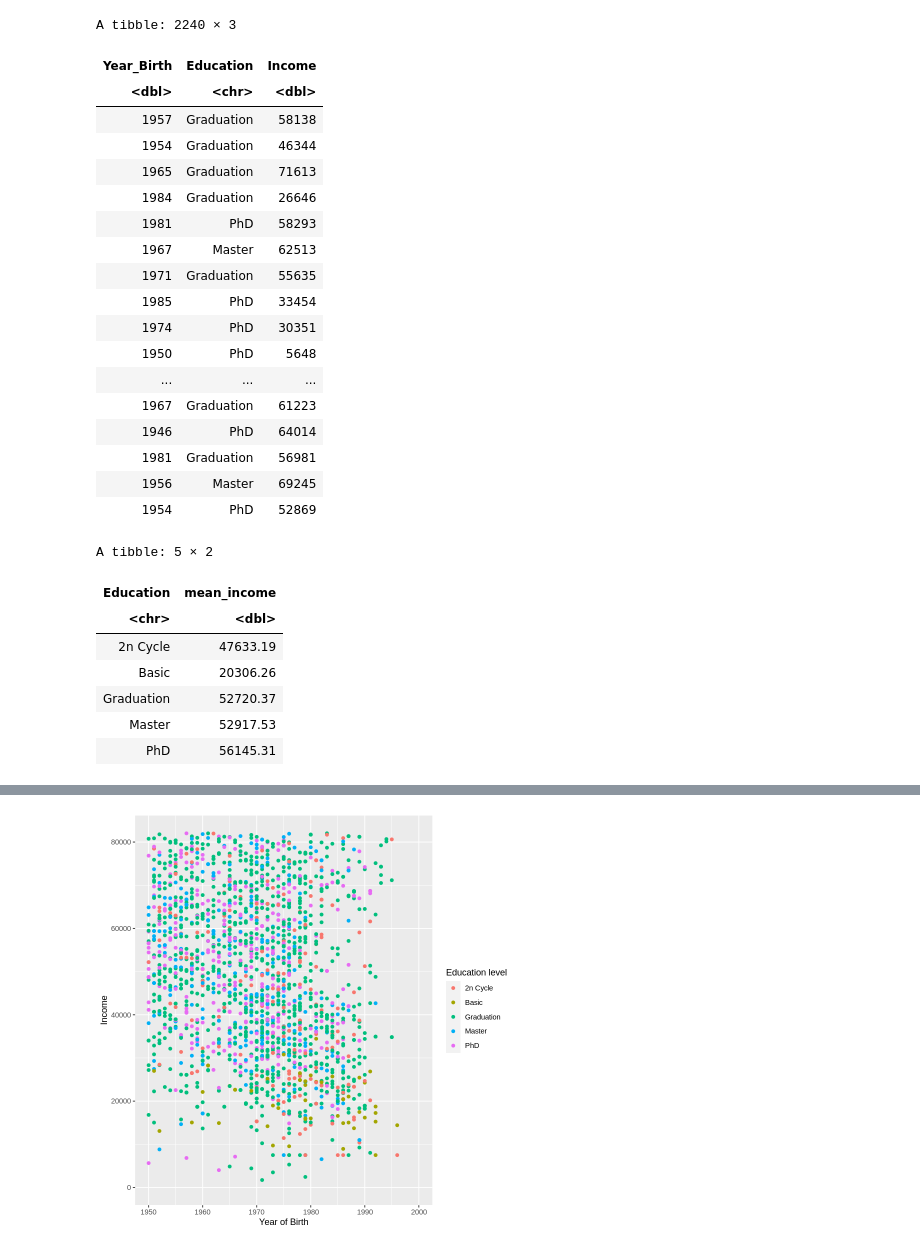
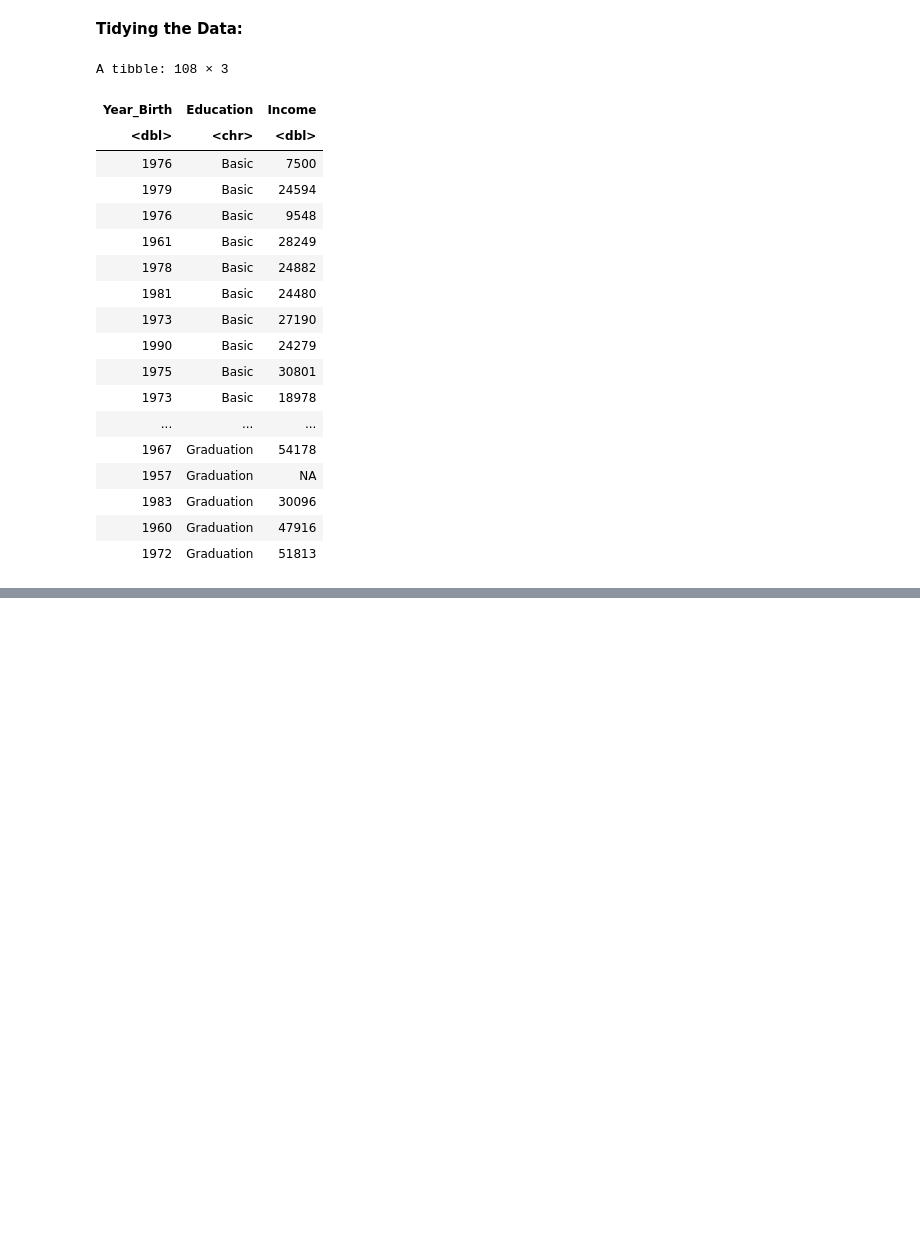
Before and after one commit to jansm04/toy_ds_project, a Jupyter notebook: MarketingCampaign.ipynb, the cells around one changed output, grey strips where cells are left out. Cells and saved outputs as stored; diff of their text form; code cells hidden in the pictures; blank space fills up the shorter version.

Commit message:
Edited data so we can focus on basic and grad levels of ed

```diff
--- a/MarketingCampaign.ipynb
+++ b/MarketingCampaign.ipynb
@@ -55,49 +54,44 @@ A spec_tbl_df: 2240 × 29
+# %% [markdown]
+**Tidying the Data:**
 # %%
-# tidy the data
+# selects yob, education, and income columns
 marketing_data_tidy <- marketing_data |>
-select(Year_Birth, Education, Income, Education)
+select(Year_Birth, Education, Income)
 
-marketing_data_tidy
+# creates dataframe for people with only a basic degree
+marketing_basic_ed <- marketing_data_tidy |>
+  filter(Education == "Basic")
 
-#summariz data in table
-summary_data <- group_by(marketing_data_tidy, Education) |>
-summarize(mean_income = mean(Income, na.rm = TRUE))
+# counts number of people with a basic degree
+marketing_basic_ed_count <- summarize(marketing_basic_ed, n())
+count <- pull(marketing_basic_ed_count, 1)
 
-summary_data
+# creates dataframe for people with a bachelors degree
+# (number of rows is equal to number of rows in marketing_basic_ed)
+marketing_grad_ed <- marketing_data_tidy |>
+  filter(Education == "Graduation") |>
+  head(count)
 
-# plot the data
-plot <- ggplot(marketing_data_tidy, aes(x = Year_Birth, y = Income, color = Education)) +
-geom_point() +
-labs( x = "Year of Birth", y = "Income", color = "Education level") +
-ylim(c(0, 82032)) +
-xlim(c(1950, 2000))
-
-plot
+# rbind() stacks marketing__ed and marketing_grad_ed
+marketing_data <- rbind(marketing_basic_ed, marketing_grad_ed)
+marketing_data
 # %% [output]
-A tibble: 2240 × 3
+A tibble: 108 × 3
 | Year_Birth | Education | Income |
 | <dbl> | <chr> | <dbl> |
-| 1957 | Graduation | 58138 |
-| 1954 | Graduation | 46344 |
-| 1965 | Graduation | 71613 |
-| 1984 | Graduation | 26646 |
-| 1981 | PhD | 58293 |
-| 1967 | Master | 62513 |
-| 1971 | Graduation | 55635 |
-| 1985 | PhD | 33454 |
-| 1974 | PhD | 30351 |
-| 1950 | PhD | 5648 |
+| 1976 | Basic | 7500 |
+| 1979 | Basic | 24594 |
+| 1976 | Basic | 9548 |
+| 1961 | Basic | 28249 |
+| 1978 | Basic | 24882 |
+| 1981 | Basic | 24480 |
+| 1973 | Basic | 27190 |
+| 1990 | Basic | 24279 |
+| 1975 | Basic | 30801 |
+| 1973 | Basic | 18978 |
 | ... | ... | ... |
-| 1967 | Graduation | 61223 |
-| 1946 | PhD | 64014 |
-| 1981 | Graduation | 56981 |
-| 1956 | Master | 69245 |
-| 1954 | PhD | 52869 |
+| 1967 | Graduation | 54178 |
+| 1957 | Graduation | NA |
+| 1983 | Graduation | 30096 |
+| 1960 | Graduation | 47916 |
+| 1972 | Graduation | 51813 |
-A tibble: 5 × 2
-| Education | mean_income |
-| <chr> | <dbl> |
-| 2n Cycle | 47633.19 |
-| Basic | 20306.26 |
-| Graduation | 52720.37 |
-| Master | 52917.53 |
-| PhD | 56145.31 |
@@ -106 +97,0 @@ Warning message:
-[figure, removed]
```
Also changed, not shown: parts of 7 cells of this notebook.
